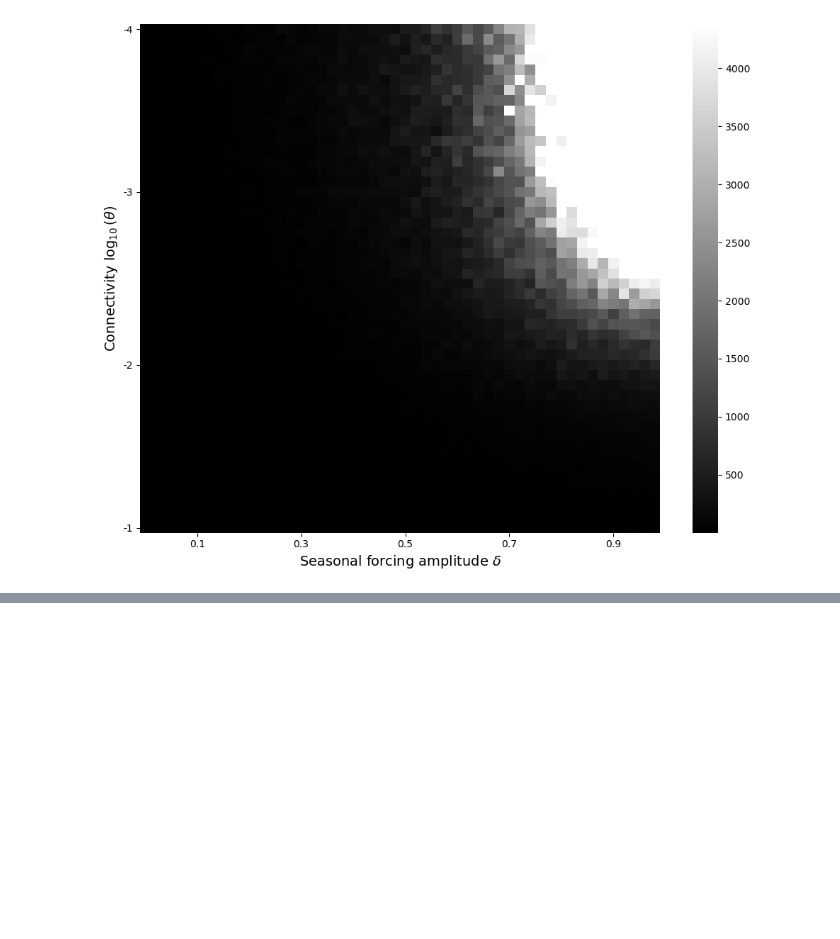
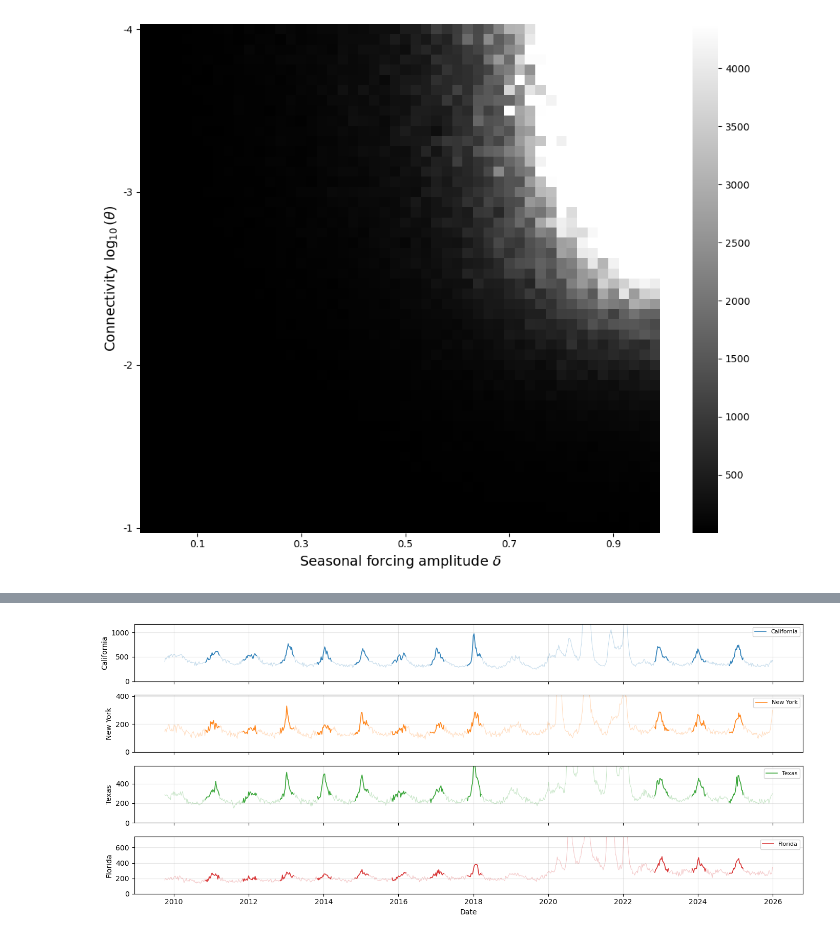
Before and after one commit to yairdaon/contacts, a Jupyter notebook: visualization_notebook.ipynb, the cells around one changed output, grey strips where cells are left out. Saved outputs shown, nothing was run; the diff lists cells and outputs as text; code cells hidden in the pictures; blank space fills up the shorter version.

```diff
--- a/visualization_notebook.ipynb
+++ b/visualization_notebook.ipynb
@@ -238,0 +179,44 @@ SyntaxError: invalid syntax (3294253139.py, line 9)
+# %%
+# P&I Deaths with flu seasons highlighted
+import pandas as pd
+import numpy as np
+import matplotlib.pyplot as plt
+from src.flu import Mortality as flu
+
+df = pd.read_csv("data/pni_mortality/deaths.csv", parse_dates=["date"])
+states = ["California", "New York", "Texas", "Florida"]
+colors = {"California": "C0", "New York": "C1", "Texas": "C2", "Florida": "C3"}
+seasons = list(range(2011, 2019)) + [2023, 2024, 2025]
+n_weeks = flu.n_weeks
+
+fig, axes = plt.subplots(4, 1, figsize=(14, 6), sharex=True)
+
+for ax, state in zip(axes, states):
+    dd = df[df["state"] == state].sort_values("date")
+    c = colors[state]
+
+    # Full time series: light, transparent
+    ax.plot(dd["date"], dd["deaths"], color=c, linewidth=0.8, alpha=0.25)
+
+    # Flu seasons: dark, opaque
+    for s_idx, season in enumerate(seasons):
+        start = pd.Timestamp(year=season - 1, month=11, day=1)
+        end = start + pd.Timedelta(weeks=n_weeks)
+        mask = (dd["date"] >= start) & (dd["date"] < end)
+        ss = dd[mask]
+        if not ss.empty:
+            ax.plot(ss["date"], ss["deaths"], color=c, linewidth=1.2, alpha=0.9,
+                    label=state if s_idx == 0 else None)
+
+    ax.set_ylim(0, dd["deaths"].max() / 3)
+    ax.set_ylabel(state, fontsize=10)
+    ax.legend(loc='upper right', fontsize=8)
+    ax.grid(True, alpha=0.3)
+
+axes[-1].set_xlabel("Date")
+plt.tight_layout()
+plt.savefig("pix/seasons_highlighted.png", dpi=150, bbox_inches='tight')
+plt.savefig("pix/seasons_highlighted.pdf", bbox_inches='tight')
+plt.show()
+# %% [output]
+[figure, added]
```
Also changed, not shown: parts of 7 cells of this notebook, 6 other files.
